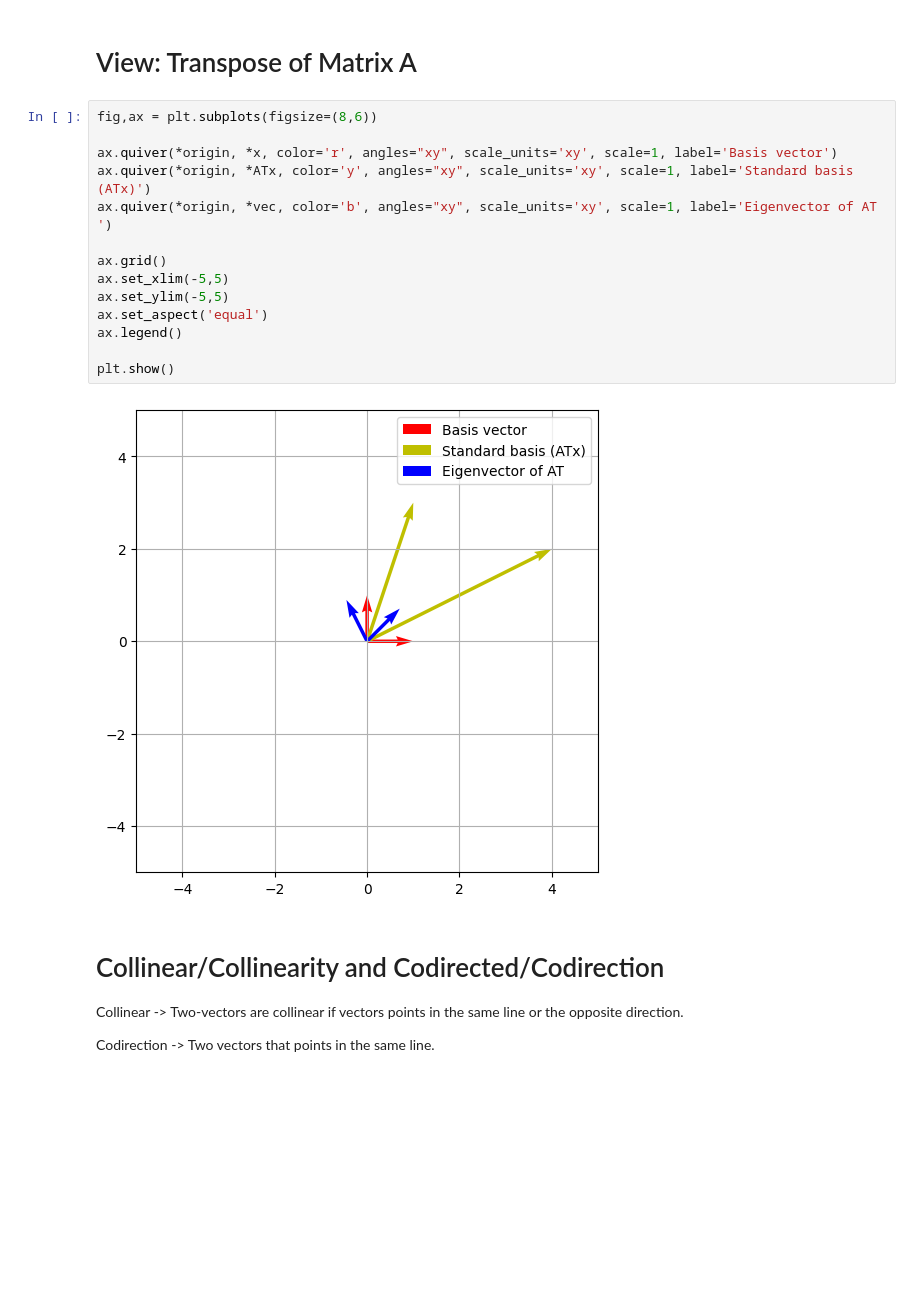
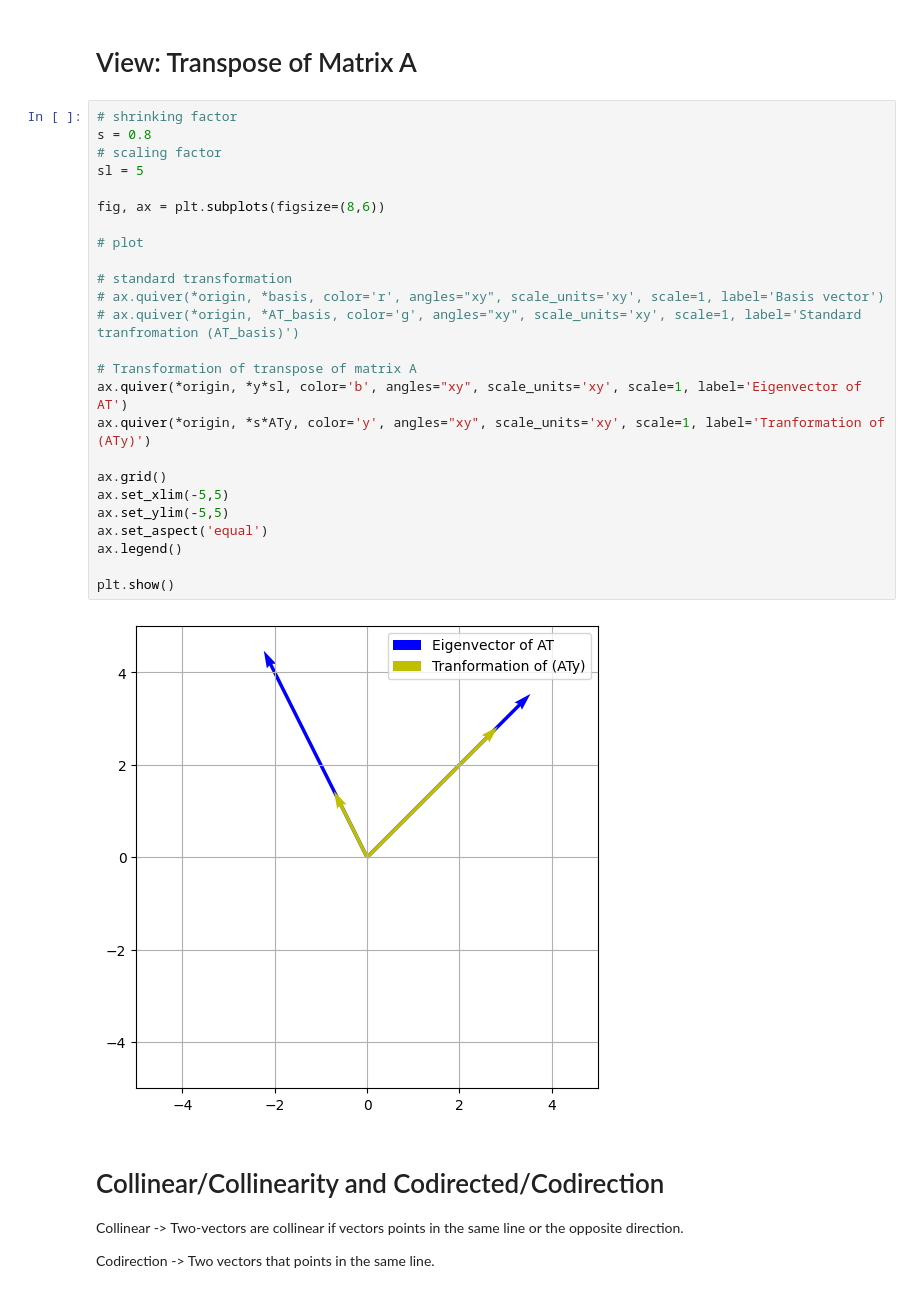
Before and after one commit to CoderAalok/Python_Libraries, a Jupyter notebook: Math for Machine Learning/Eigenvectors_Eigenvalues.ipynb, the cells around one changed output. Drawn from its saved outputs; the diff is of its cells as text; blank space fills up the shorter version.

```diff
--- a/Math for Machine Learning/Eigenvectors_Eigenvalues.ipynb
+++ b/Math for Machine Learning/Eigenvectors_Eigenvalues.ipynb
@@ -124,21 +138,32 @@ plt.show()
 # %% [markdown]
 # View: Transpose of Matrix A
 # %%
-fig,ax = plt.subplots(figsize=(8,6))
+# shrinking factor
+s = 0.8
+# scaling factor
+sl = 5
 
-ax.quiver(*origin, *x, color='r', angles="xy", scale_units='xy', scale=1, label='Basis vector')
-ax.quiver(*origin, *ATx, color='y', angles="xy", scale_units='xy', scale=1, label='Standard basis (ATx)')
-ax.quiver(*origin, *vec, color='b', angles="xy", scale_units='xy', scale=1, label='Eigenvector of AT ')
+fig, ax = plt.subplots(figsize=(8,6))
+
+# plot
+
+# standard transformation
+# ax.quiver(*origin, *basis, color='r', angles="xy", scale_units='xy', scale=1, label='Basis vector')
+# ax.quiver(*origin, *AT_basis, color='g', angles="xy", scale_units='xy', scale=1, label='Standard tranfromation (AT_basis)')
+
+# Transformation of transpose of matrix A
+ax.quiver(*origin, *y*sl, color='b', angles="xy", scale_units='xy', scale=1, label='Eigenvector of AT')
+ax.quiver(*origin, *s*ATy, color='y', angles="xy", scale_units='xy', scale=1, label='Tranformation of (ATy)')
 
 ax.grid()
 ax.set_xlim(-5,5)
 ax.set_ylim(-5,5)
 ax.set_aspect('equal')
 ax.legend()
 
 plt.show()
 # %% [output]
-[figure, old version]
+[figure, new version]
 # %% [markdown]
 # Collinear/Collinearity and Codirected/Codirection
 Collinear -> Two-vectors are collinear if vectors points in the same line or the opposite direction.
```
Also changed, not shown: parts of 2 cells of this notebook.
